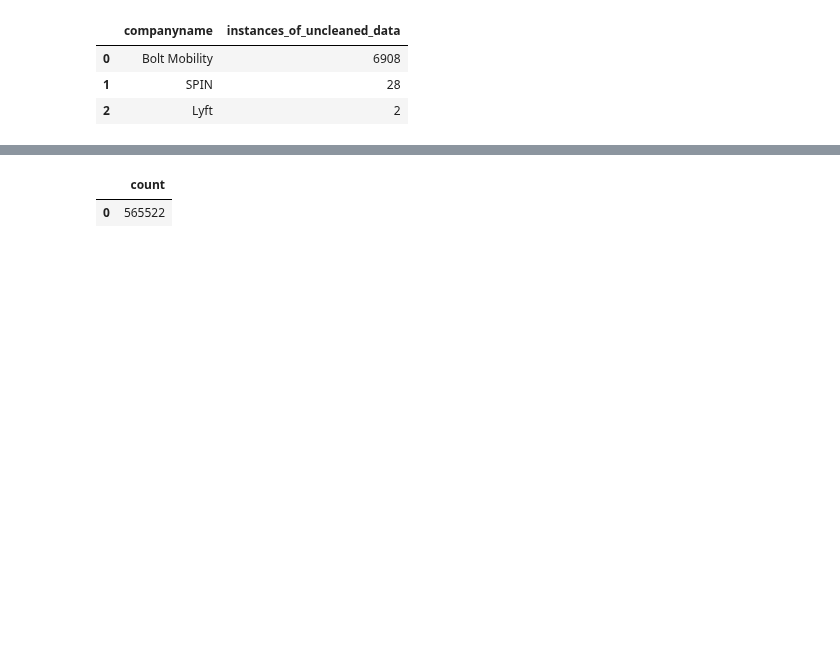
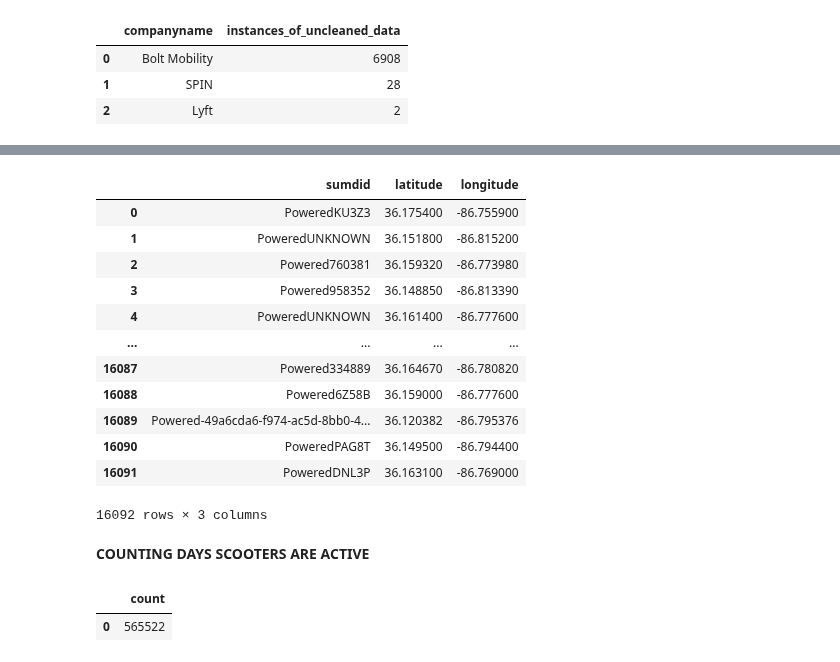
Before and after one commit to NSS-Data-Analytics-Cohort-10/scooters-group-6, a Jupyter notebook: notebook/scooters.ipynb, the cells around one changed output, grey strips where cells are left out. Drawn from its saved outputs; the diff is of its cells as text; code cells hidden in the pictures; blank space fills up the shorter version.

```diff
--- a/notebook/scooters.ipynb
+++ b/notebook/scooters.ipynb
@@ -388,3 +415,28 @@ TypeError: Legend.__init__() got an unexpected keyword argument 'data'
+# %%
+text = '''
+SELECT sumdid, endlatitude AS latitude, endlongitude AS longitude
+FROM trips
+WHERE tripduration < 1 OR tripduration > 1440;
+'''
+with engine.connect() as connection:
+    scooters_end = pd.read_sql(text, con = connection)
+scooters_end
+# %% [output]
+|  | sumdid | latitude | longitude |
+| 0 | PoweredKU3Z3 | 36.175400 | -86.755900 |
+| 1 | PoweredUNKNOWN | 36.151800 | -86.815200 |
+| 2 | Powered760381 | 36.159320 | -86.773980 |
+| 3 | Powered958352 | 36.148850 | -86.813390 |
+| 4 | PoweredUNKNOWN | 36.161400 | -86.777600 |
+| ... | ... | ... | ... |
+| 16087 | Powered334889 | 36.164670 | -86.780820 |
+| 16088 | Powered6Z58B | 36.159000 | -86.777600 |
+| 16089 | Powered-49a6cda6-f974-ac5d-8bb0-4... | 36.120382 | -86.795376 |
+| 16090 | PoweredPAG8T | 36.149500 | -86.794400 |
+| 16091 | PoweredDNL3P | 36.163100 | -86.769000 |
+16092 rows × 3 columns
+# %% [markdown]
+****COUNTING DAYS SCOOTERS ARE ACTIVE****
 # %%
 text = '''
 SELECT COUNT(tripduration)
```
Also changed, not shown: parts of 27 cells of this notebook.
